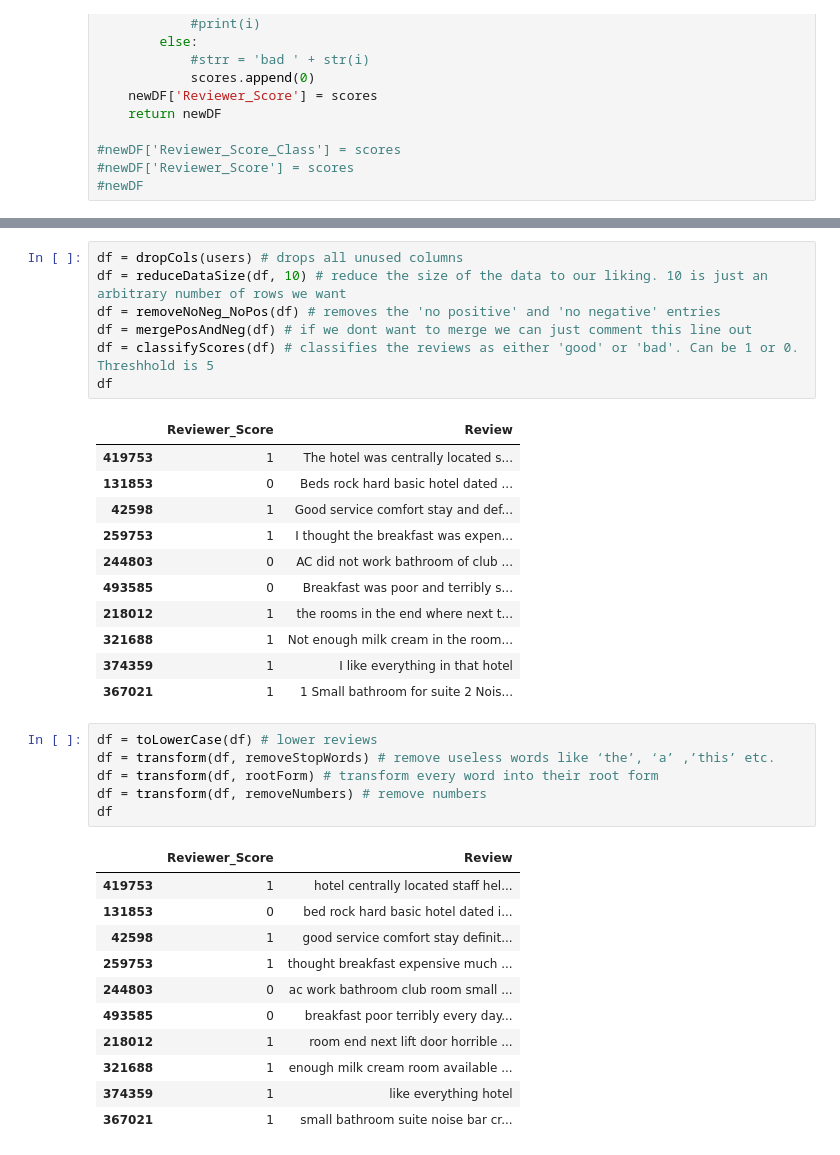
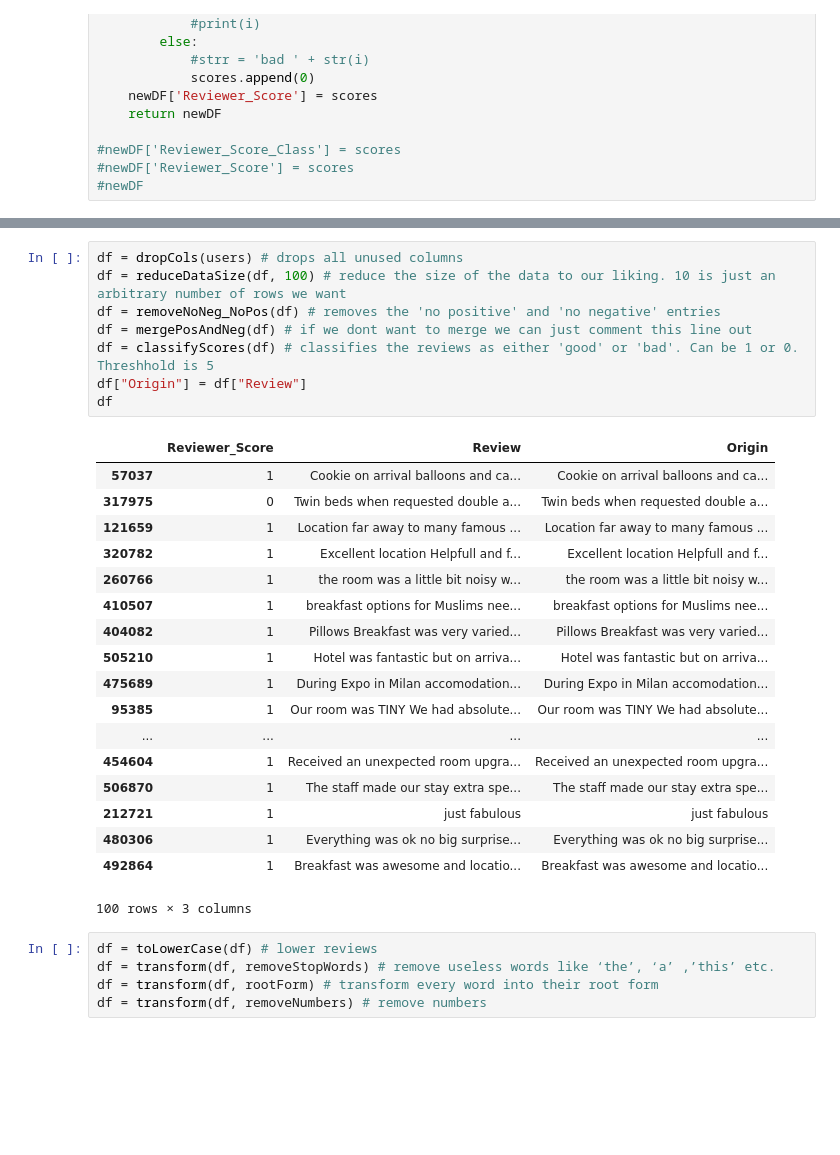
Before and after one commit to hobagolyka/Hotel-reviews, a Jupyter notebook: NoteBook_Files/CleanData.ipynb, the cells around one changed output, grey strips where cells are left out. Drawn from its saved outputs; the diff is of its cells as text; blank space fills up the shorter version.

```diff
--- a/NoteBook_Files/CleanData.ipynb
+++ b/NoteBook_Files/CleanData.ipynb
@@ -114,41 +116,36 @@ def transform(newDF, how):
 [nltk_data]   Package wordnet is already up-to-date!
 # %%
 df = dropCols(users) # drops all unused columns
-df = reduceDataSize(df, 10) # reduce the size of the data to our liking. 10 is just an arbitrary number of rows we want
+df = reduceDataSize(df, 100) # reduce the size of the data to our liking. 10 is just an arbitrary number of rows we want
 df = removeNoNeg_NoPos(df) # removes the 'no positive' and 'no negative' entries
 df = mergePosAndNeg(df) # if we dont want to merge we can just comment this line out
 df = classifyScores(df) # classifies the reviews as either 'good' or 'bad'. Can be 1 or 0. Threshhold is 5
+df["Origin"] = df["Review"]
 df
 # %% [output]
-|  | Reviewer_Score | Review |
-| 419753 | 1 | The hotel was centrally located s... |
-| 131853 | 0 | Beds rock hard basic hotel dated ... |
-| 42598 | 1 | Good service comfort stay and def... |
-| 259753 | 1 | I thought the breakfast was expen... |
-| 244803 | 0 | AC did not work bathroom of club ... |
-| 493585 | 0 | Breakfast was poor and terribly s... |
-| 218012 | 1 | the rooms in the end where next t... |
-| 321688 | 1 | Not enough milk cream in the room... |
-| 374359 | 1 | I like everything in that hotel |
-| 367021 | 1 | 1 Small bathroom for suite 2 Nois... |
+|  | Reviewer_Score | Review | Origin |
+| 57037 | 1 | Cookie on arrival balloons and ca... | Cookie on arrival balloons and ca... |
+| 317975 | 0 | Twin beds when requested double a... | Twin beds when requested double a... |
+| 121659 | 1 | Location far away to many famous ... | Location far away to many famous ... |
+| 320782 | 1 | Excellent location Helpfull and f... | Excellent location Helpfull and f... |
+| 260766 | 1 | the room was a little bit noisy w... | the room was a little bit noisy w... |
+| 410507 | 1 | breakfast options for Muslims nee... | breakfast options for Muslims nee... |
+| 404082 | 1 | Pillows Breakfast was very varied... | Pillows Breakfast was very varied... |
+| 505210 | 1 | Hotel was fantastic but on arriva... | Hotel was fantastic but on arriva... |
+| 475689 | 1 | During Expo in Milan accomodation... | During Expo in Milan accomodation... |
+| 95385 | 1 | Our room was TINY We had absolute... | Our room was TINY We had absolute... |
+| ... | ... | ... | ... |
+| 454604 | 1 | Received an unexpected room upgra... | Received an unexpected room upgra... |
+| 506870 | 1 | The staff made our stay extra spe... | The staff made our stay extra spe... |
+| 212721 | 1 | just fabulous | just fabulous |
+| 480306 | 1 | Everything was ok no big surprise... | Everything was ok no big surprise... |
+| 492864 | 1 | Breakfast was awesome and locatio... | Breakfast was awesome and locatio... |
+100 rows × 3 columns
 # %%
 df = toLowerCase(df) # lower reviews
 df = transform(df, removeStopWords) # remove useless words like ‘the’, ‘a’ ,’this’ etc.
 df = transform(df, rootForm) # transform every word into their root form
 df = transform(df, removeNumbers) # remove numbers
-df
-# %% [output]
-|  | Reviewer_Score | Review |
-| 419753 | 1 | hotel centrally located staff hel... |
-| 131853 | 0 | bed rock hard basic hotel dated i... |
-| 42598 | 1 | good service comfort stay definit... |
-| 259753 | 1 | thought breakfast expensive much ... |
-| 244803 | 0 | ac work bathroom club room small ... |
-| 493585 | 0 | breakfast poor terribly every day... |
-| 218012 | 1 | room end next lift door horrible ... |
-| 321688 | 1 | enough milk cream room available ... |
-| 374359 | 1 | like everything hotel |
-| 367021 | 1 | small bathroom suite noise bar cr... |
 # %%
 from sklearn.feature_extraction.text import CountVectorizer
 reviews = df['Review']
```
Also changed, not shown: parts of 3 cells of this notebook, 5 other files.
